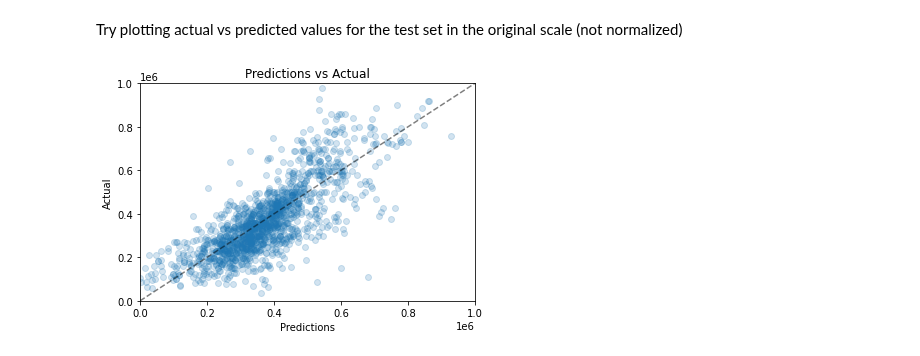
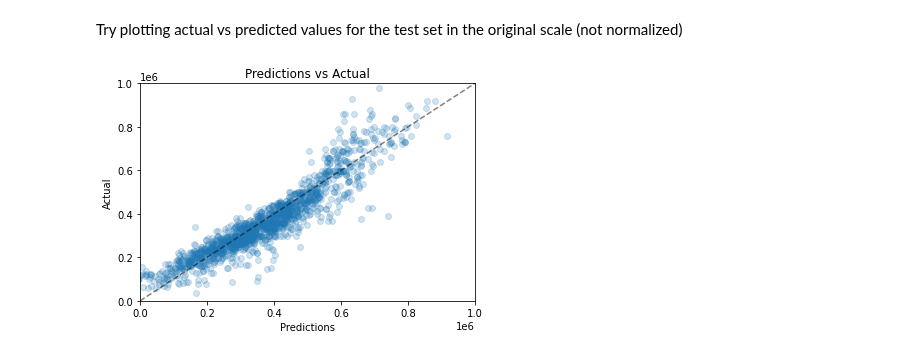
Before and after one commit to biodatlab/deep-learning-skooldio, a Jupyter notebook: 04_pytorch_for_tabular_data.ipynb, the cells around one changed output. Drawn from its saved outputs; the diff is of its cells as text; code cells hidden in the pictures.

```diff
--- a/04_pytorch_for_tabular_data.ipynb
+++ b/04_pytorch_for_tabular_data.ipynb
@@ -662,13 +583,22 @@ for col in NUMERIC_COLUMNS:
 # %%
-# Apply one-hot encoding to the categorical columns.
-if one_hot_encoder:
-    cat_feature_array = one_hot_encoder.transform(df_test[CATEGORICAL_COLUMNS])
-else:
-    cat_feature_array = df_test[CATEGORICAL_COLUMNS].values
+# Apply one-hot encoding to categorical columns.
+cat_feature_array = one_hot_encoder.transform(df_test[CATEGORICAL_COLUMNS])
 
-numeric_feature_array = df_test[NUMERIC_COLUMNS].values
-# Concatenate the one-hot encoded categorical columns with the numeric columns.
+# Scale numeric values to be between 0 and 1.
+scaled_feature_list = []
+for col in NUMERIC_COLUMNS:
+    scaled_feature_array = scaler_dict[col].transform(df_test[[col]])
+    scaled_feature_list.append(scaled_feature_array)
+
+# Concatenate the numeric features.
+numeric_feature_array = np.hstack(scaled_feature_list)
+
+# Concatenate the categorical features and the numeric features.
 preprocessed_feature_array = np.hstack((cat_feature_array, numeric_feature_array))
 # %%
+model = CarPriceModel(139, 1)
+model.load_state_dict(torch.load("trained_models/carprice_model_mse_003.pth"))
+model.eval()
+
 carprice_dataset = CarPriceDataset(X=preprocessed_feature_array, y=None)
 carprice_dataloader = DataLoader(carprice_dataset, batch_size=32, shuffle=False)
@@ -681,5 +605,9 @@ for x in carprice_dataloader:
-# %%
-df_test["Predicted_price"] = np.array(prediction_list) * max_value_dict["Price"]
+# %%
+preprocessed_feature_tensor = torch.from_numpy(preprocessed_feature_array)
+prediction_tensor = model(preprocessed_feature_tensor.float())
+prediction_array = prediction_tensor.detach().numpy()
+
+df_test["Predicted_price"] = scaler_dict["Price"].inverse_transform(prediction_array)
 # %%
 df_test
 # %% [output]
@@ -701,15 +629,16 @@ Try plotting actual vs predicted values for the test set in the original scale (
 # %%
 plt.plot([0, 1_000_000], [0, 1_000_000], color="black", alpha=0.5, linestyle="--")
 
-actual_price_array = df_test["Price"].apply(lambda x: x.replace(",", "")).values.astype(float)
-plt.scatter(df_test["Predicted_price"].values, actual_price_array, alpha=0.2)
+predicted_price_array = df_test["Predicted_price"].values
+actual_price_array = df_test["Price"].values
+plt.scatter(predicted_price_array, actual_price_array, alpha=0.2)
 
 plt.xlabel("Predictions")
 plt.ylabel("Actual")
 plt.title("Predictions vs Actual")
 
 plt.xlim(0, 1_000_000)
 plt.ylim(0, 1_000_000)
 plt.show()
 # %% [output]
-[figure, old version]
+[figure, new version]
```
Also changed, not shown: parts of 54 cells of this notebook.
